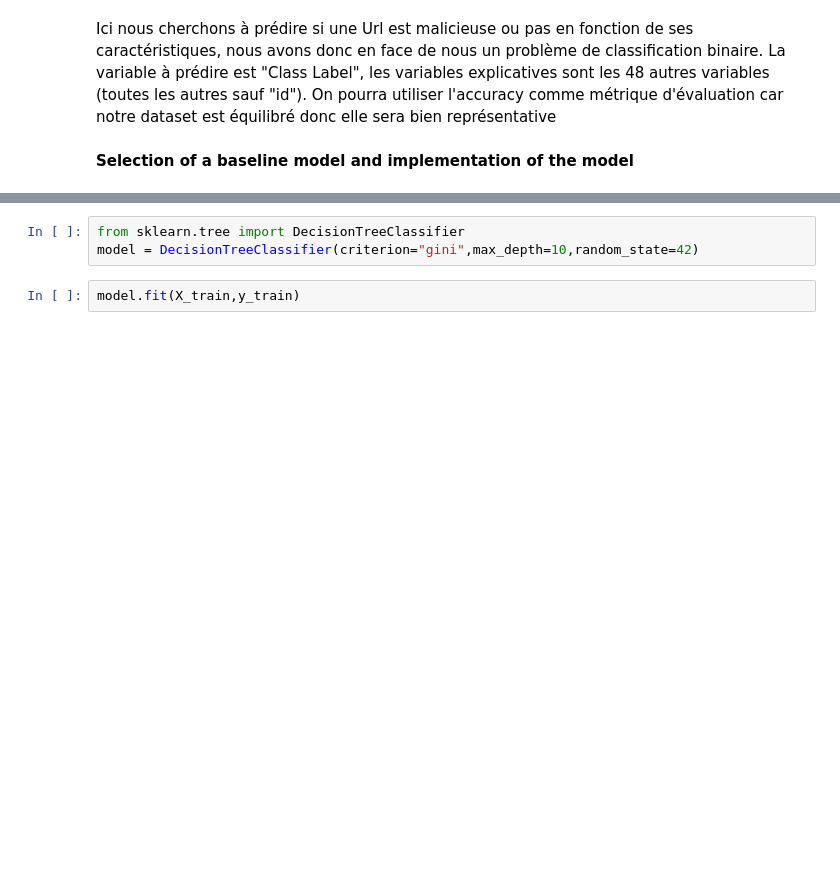
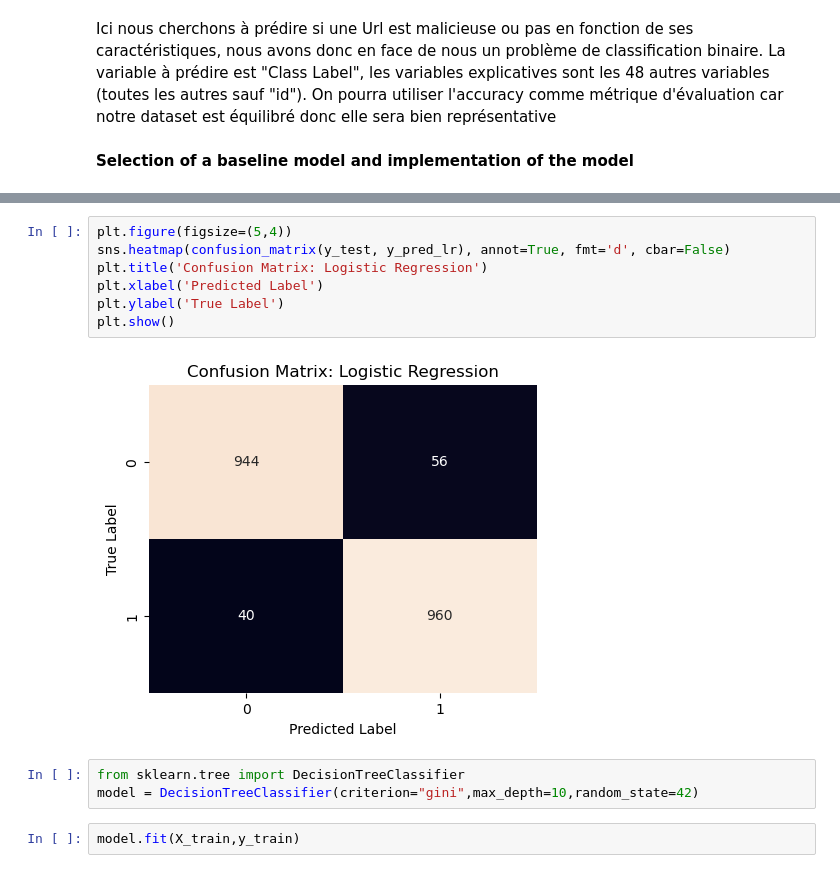
Before and after one commit to limeen298/Projet-Machine-Learning, a Jupyter notebook: Data_analysis.ipynb, the cells around one changed output, grey strips where cells are left out. Cells and saved outputs as stored; diff of their text form; blank space fills up the shorter version.

```diff
--- a/Data_analysis.ipynb
+++ b/Data_analysis.ipynb
@@ -138,3 +173,12 @@ On pourra utiliser l'accuracy comme métrique d'évaluation car notre dataset es
+# %%
+plt.figure(figsize=(5,4))
+sns.heatmap(confusion_matrix(y_test, y_pred_lr), annot=True, fmt='d', cbar=False)
+plt.title('Confusion Matrix: Logistic Regression')
+plt.xlabel('Predicted Label')
+plt.ylabel('True Label')
+plt.show()
+# %% [output]
+[figure, added]
 # %%
 from sklearn.tree import DecisionTreeClassifier
 model = DecisionTreeClassifier(criterion="gini",max_depth=10,random_state=42)
```
Also changed, not shown: parts of 15 cells of this notebook.
